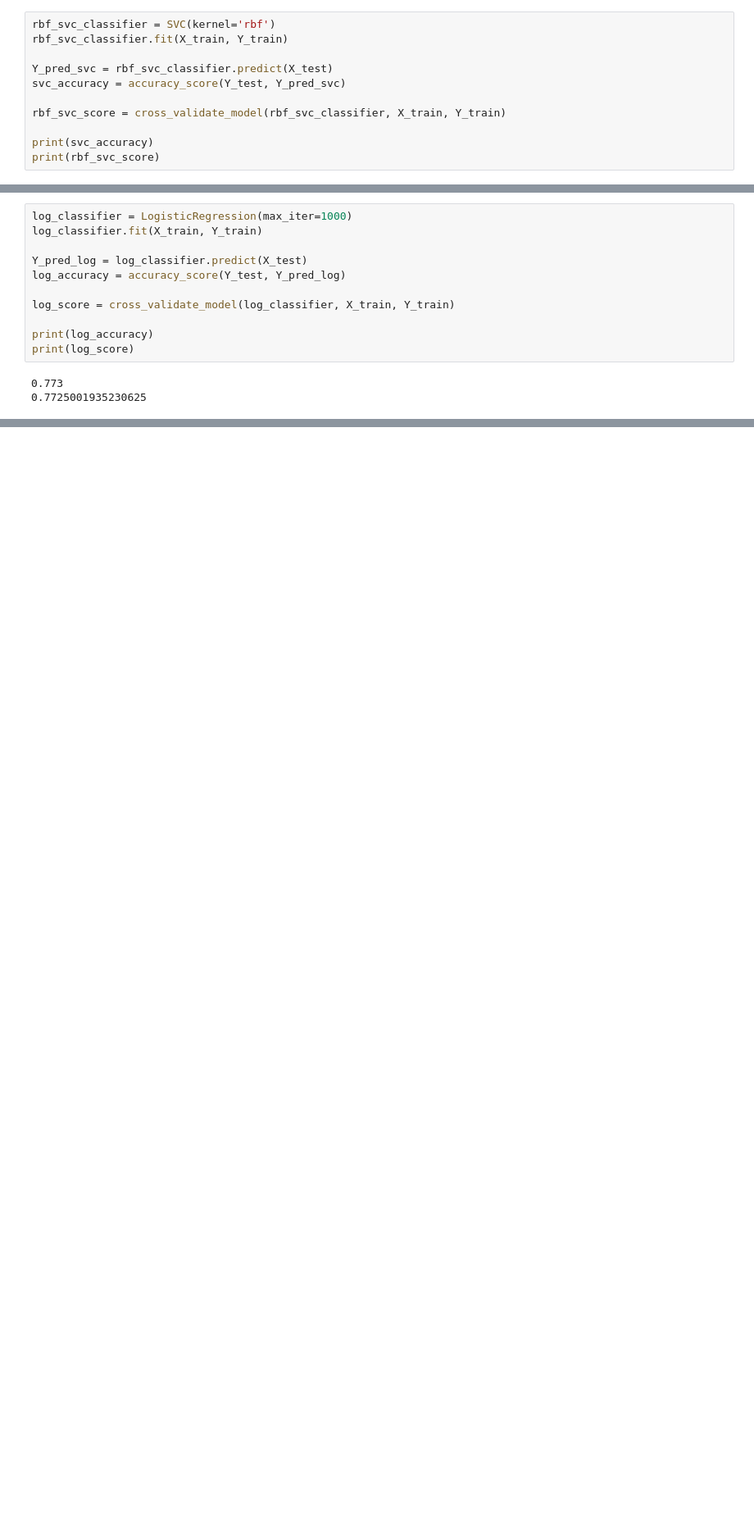
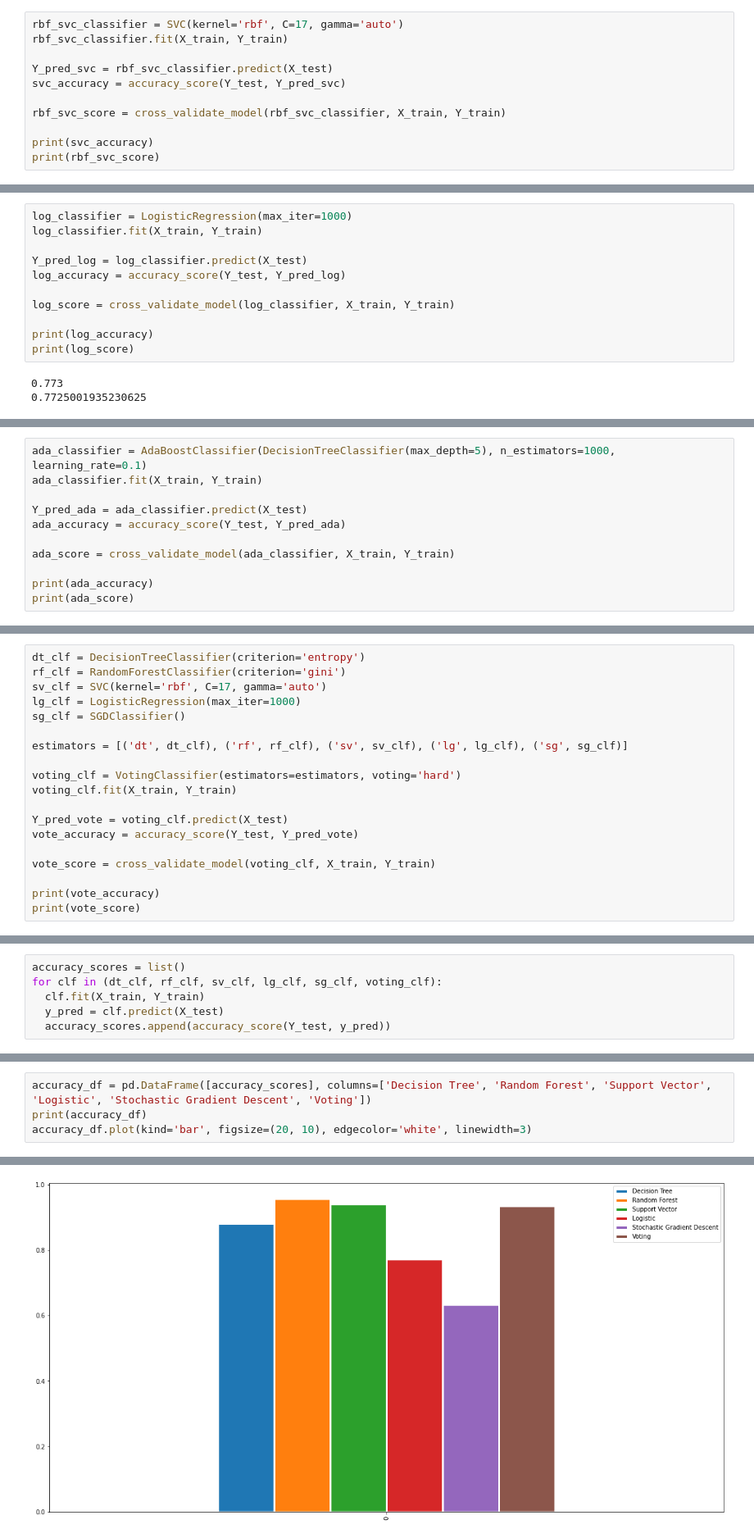
Before and after one commit to robd123/AML, a Jupyter notebook: Project5/Project5.ipynb, the cells around one changed output, grey strips where cells are left out. Shown at 82% size. Drawn from its saved outputs; the diff is of its cells as text; blank space fills up the shorter version.

```diff
--- a/Project5/Project5.ipynb
+++ b/Project5/Project5.ipynb
@@ -224,5 +233,5 @@ print(random_forest_gini_score)
 # %%
-rbf_svc_classifier = SVC(kernel='rbf')
+rbf_svc_classifier = SVC(kernel='rbf', C=17, gamma='auto')
 rbf_svc_classifier.fit(X_train, Y_train)
 
 Y_pred_svc = rbf_svc_classifier.predict(X_test)
@@ -265,0 +275,11 @@ print(bag_score)
+# %%
+ada_classifier = AdaBoostClassifier(DecisionTreeClassifier(max_depth=5), n_estimators=1000, learning_rate=0.1)
+ada_classifier.fit(X_train, Y_train)
+
+Y_pred_ada = ada_classifier.predict(X_test)
+ada_accuracy = accuracy_score(Y_test, Y_pred_ada)
+
+ada_score = cross_validate_model(ada_classifier, X_train, Y_train)
+
+print(ada_accuracy)
+print(ada_score)
@@ -265,0 +289,19 @@ print(bag_score)
+# %%
+dt_clf = DecisionTreeClassifier(criterion='entropy')
+rf_clf = RandomForestClassifier(criterion='gini')
+sv_clf = SVC(kernel='rbf', C=17, gamma='auto')
+lg_clf = LogisticRegression(max_iter=1000)
+sg_clf = SGDClassifier()
+
+estimators = [('dt', dt_clf), ('rf', rf_clf), ('sv', sv_clf), ('lg', lg_clf), ('sg', sg_clf)]
+
+voting_clf = VotingClassifier(estimators=estimators, voting='hard')
+voting_clf.fit(X_train, Y_train)
+
+Y_pred_vote = voting_clf.predict(X_test)
+vote_accuracy = accuracy_score(Y_test, Y_pred_vote)
+
+vote_score = cross_validate_model(voting_clf, X_train, Y_train)
+
+print(vote_accuracy)
+print(vote_score)
@@ -265,0 +328,6 @@ print(bag_score)
+# %%
+accuracy_scores = list()
+for clf in (dt_clf, rf_clf, sv_clf, lg_clf, sg_clf, voting_clf):
+  clf.fit(X_train, Y_train)
+  y_pred = clf.predict(X_test)
+  accuracy_scores.append(accuracy_score(Y_test, y_pred))
@@ -265,0 +349,5 @@ print(bag_score)
+# %%
+accuracy_df = pd.DataFrame([accuracy_scores], columns=['Decision Tree', 'Random Forest', 'Support Vector', 'Logistic', 'Stochastic Gradient Descent', 'Voting'])
+print(accuracy_df)
+accuracy_df.plot(kind='bar', figsize=(20, 10), edgecolor='white', linewidth=3)
+# %% [output]
@@ -265,0 +359 @@ print(bag_score)
+[figure, added]
```
Also changed, not shown: parts of 16 cells of this notebook.
